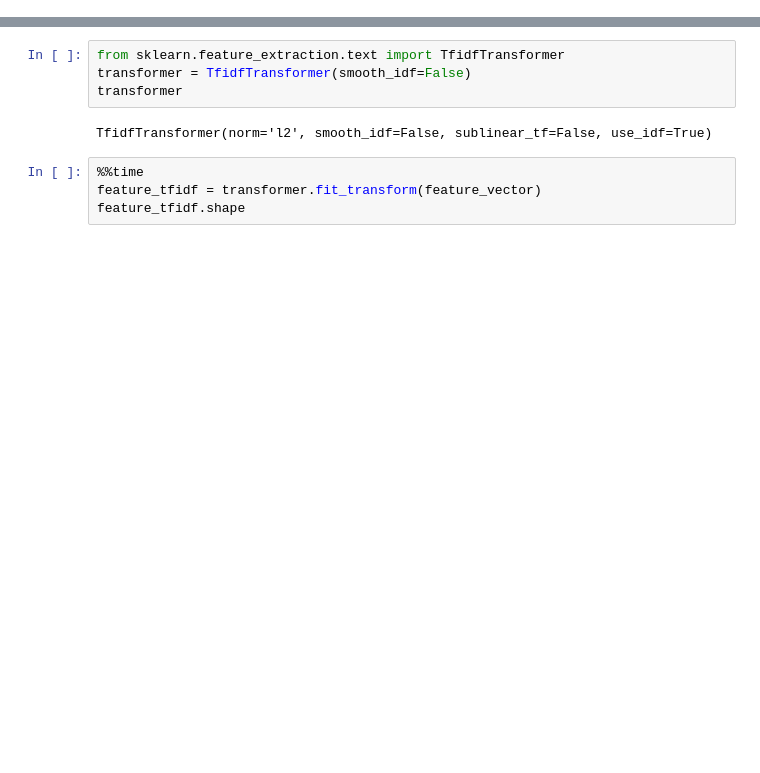
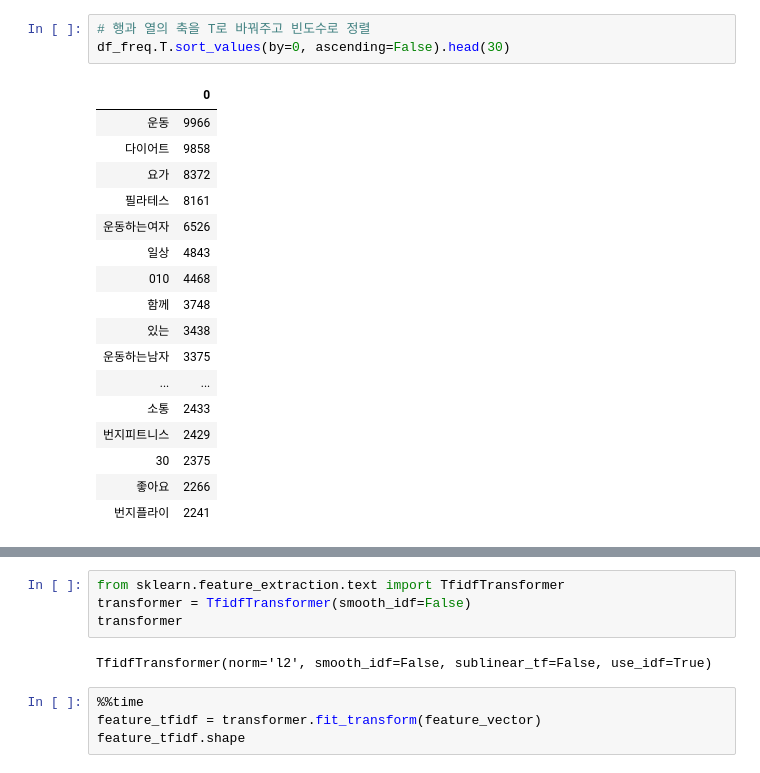
Before and after one commit to JDCha/instagram_hashtag_analysis, a Jupyter notebook: (working) TF-IDF.ipynb, the cells around one changed output, grey strips where cells are left out. Drawn from its saved outputs; the diff is of its cells as text; blank space fills up the shorter version.

```diff
--- a/(working) TF-IDF.ipynb
+++ b/(working) TF-IDF.ipynb
@@ -37,0 +111,21 @@ ValueError: empty vocabulary; perhaps the documents only contain stop words
+# %%
+# 행과 열의 축을 T로 바꿔주고 빈도수로 정렬
+df_freq.T.sort_values(by=0, ascending=False).head(30)
+# %% [output]
+|  | 0 |
+| 운동 | 9966 |
+| 다이어트 | 9858 |
+| 요가 | 8372 |
+| 필라테스 | 8161 |
+| 운동하는여자 | 6526 |
+| 일상 | 4843 |
+| 010 | 4468 |
+| 함께 | 3748 |
+| 있는 | 3438 |
+| 운동하는남자 | 3375 |
+| ... | ... |
+| 소통 | 2433 |
+| 번지피트니스 | 2429 |
+| 30 | 2375 |
+| 좋아요 | 2266 |
+| 번지플라이 | 2241 |
```
Also changed, not shown: parts of 18 cells of this notebook.
